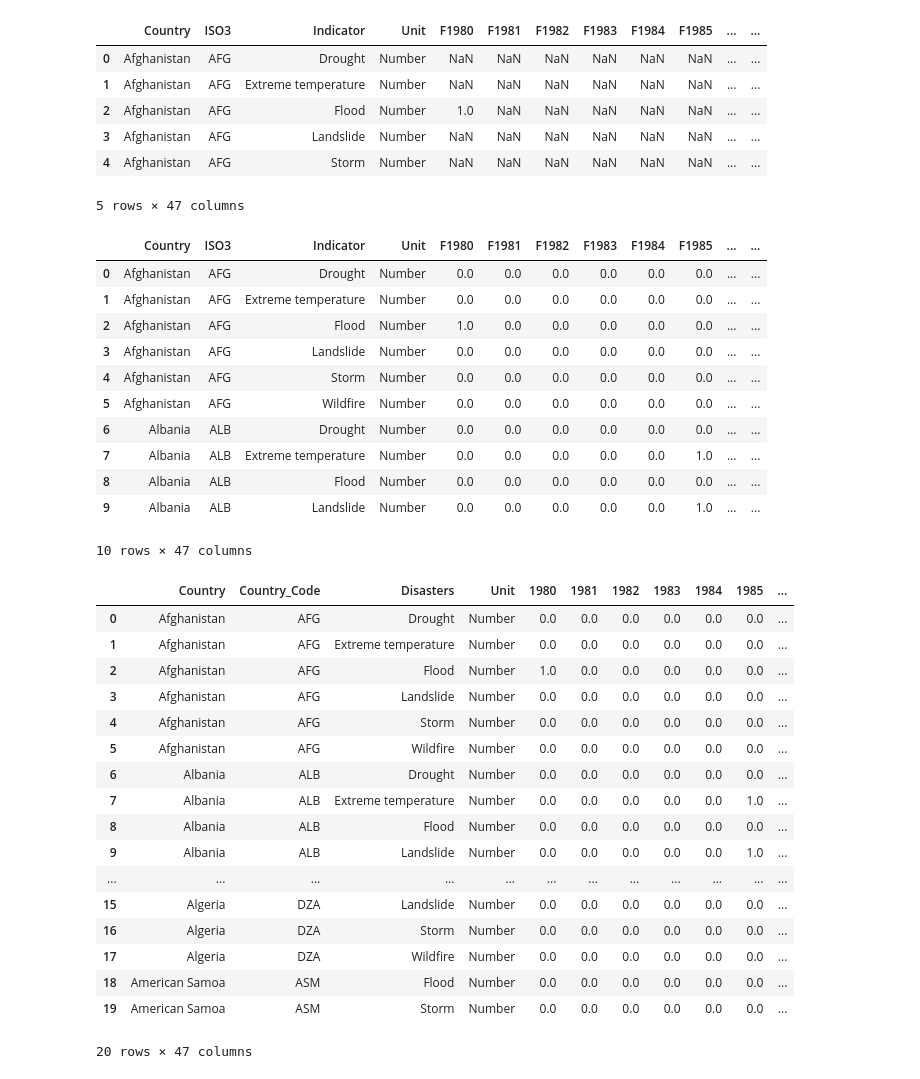
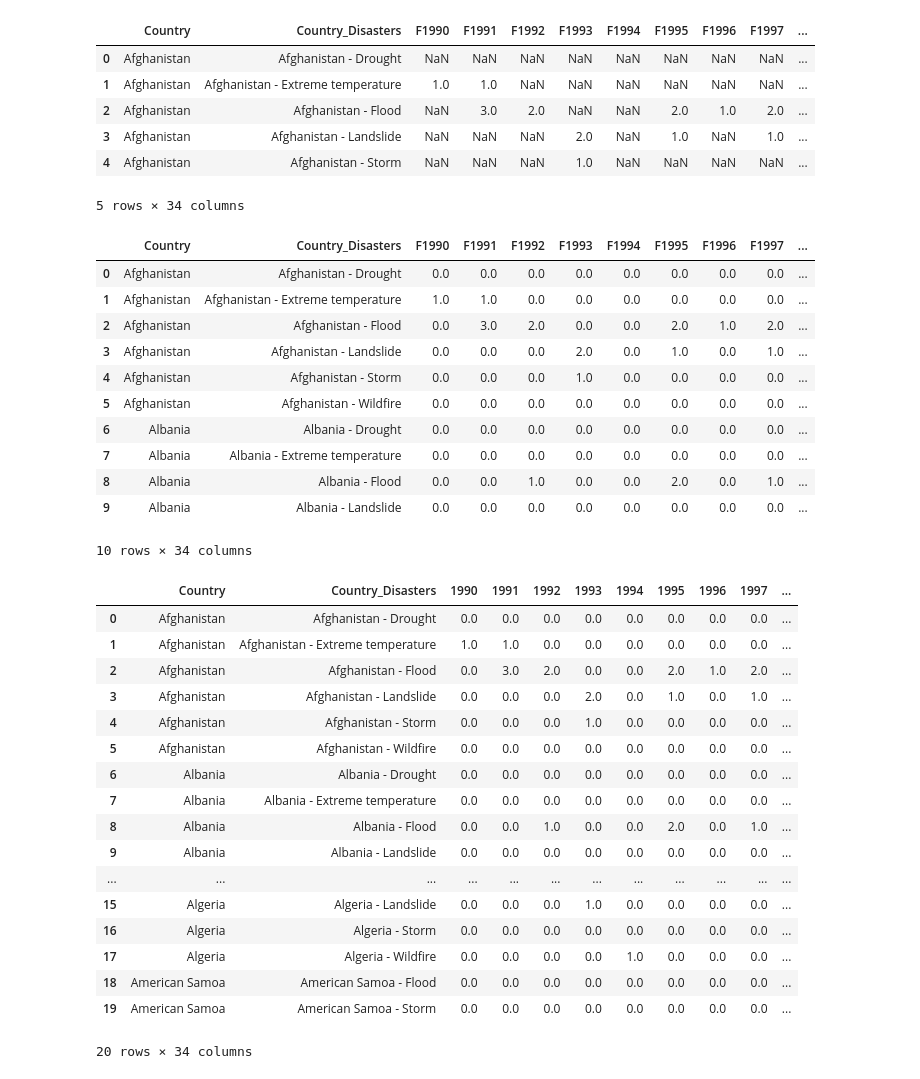
Before and after one commit to vivsarraf/Global-Warming, a Jupyter notebook: WeatherPatterns.ipynb, the cells around one changed output. Saved outputs shown, nothing was run; the diff lists cells and outputs as text; code cells hidden in the pictures.

```diff
--- a/WeatherPatterns.ipynb
+++ b/WeatherPatterns.ipynb
@@ -28,33 +31,34 @@ natural_disasters_df
 # %%
 # Remove extraneous column
-Natural_disaster_reduced_df = natural_disasters_df.drop(columns=['ISO2', 'ObjectId', 'Source', 'CTS_Code', 'CTS_Name', 'CTS_Full_Descriptor'])
+Natural_disaster_reduced_df = natural_disasters_df.drop(columns=['ISO2', 'ISO3', 'ObjectId', 'F1980', 'F1981', 'F1982', 'F1983', 'F1984', 'F1985', 'F1986', 'F1987', 'F1988', 'F1989', 'Unit', 'Source', 'CTS_Code', 'CTS_Name',
+                                                                 ])
 Natural_disaster_reduced_df.head()
 # %% [output]
-|  | Country | ISO3 | Indicator | Unit | F1980 | F1981 | F1982 | F1983 | F1984 | F1985 | ... | ... |
-| 0 | Afghanistan | AFG | Drought | Number | NaN | NaN | NaN | NaN | NaN | NaN | ... | ... |
-| 1 | Afghanistan | AFG | Extreme temperature | Number | NaN | NaN | NaN | NaN | NaN | NaN | ... | ... |
-| 2 | Afghanistan | AFG | Flood | Number | 1.0 | NaN | NaN | NaN | NaN | NaN | ... | ... |
-| 3 | Afghanistan | AFG | Landslide | Number | NaN | NaN | NaN | NaN | NaN | NaN | ... | ... |
-| 4 | Afghanistan | AFG | Storm | Number | NaN | NaN | NaN | NaN | NaN | NaN | ... | ... |
+|  | Country | Country_Disasters | F1990 | F1991 | F1992 | F1993 | F1994 | F1995 | F1996 | F1997 | ... |
+| 0 | Afghanistan | Afghanistan - Drought | NaN | NaN | NaN | NaN | NaN | NaN | NaN | NaN | ... |
+| 1 | Afghanistan | Afghanistan - Extreme temperature | 1.0 | 1.0 | NaN | NaN | NaN | NaN | NaN | NaN | ... |
+| 2 | Afghanistan | Afghanistan - Flood | NaN | 3.0 | 2.0 | NaN | NaN | 2.0 | 1.0 | 2.0 | ... |
+| 3 | Afghanistan | Afghanistan - Landslide | NaN | NaN | NaN | 2.0 | NaN | 1.0 | NaN | 1.0 | ... |
+| 4 | Afghanistan | Afghanistan - Storm | NaN | NaN | NaN | 1.0 | NaN | NaN | NaN | NaN | ... |
-5 rows × 47 columns
+5 rows × 34 columns
 # %%
 # Remove remaining rows with missing data
 natural_disasters_cleaned_df = Natural_disaster_reduced_df.fillna(0)
 
 natural_disasters_cleaned_df.head(10)
 # %% [output]
-|  | Country | ISO3 | Indicator | Unit | F1980 | F1981 | F1982 | F1983 | F1984 | F1985 | ... | ... |
-| 0 | Afghanistan | AFG | Drought | Number | 0.0 | 0.0 | 0.0 | 0.0 | 0.0 | 0.0 | ... | ... |
-| 1 | Afghanistan | AFG | Extreme temperature | Number | 0.0 | 0.0 | 0.0 | 0.0 | 0.0 | 0.0 | ... | ... |
-| 2 | Afghanistan | AFG | Flood | Number | 1.0 | 0.0 | 0.0 | 0.0 | 0.0 | 0.0 | ... | ... |
-| 3 | Afghanistan | AFG | Landslide | Number | 0.0 | 0.0 | 0.0 | 0.0 | 0.0 | 0.0 | ... | ... |
-| 4 | Afghanistan | AFG | Storm | Number | 0.0 | 0.0 | 0.0 | 0.0 | 0.0 | 0.0 | ... | ... |
-| 5 | Afghanistan | AFG | Wildfire | Number | 0.0 | 0.0 | 0.0 | 0.0 | 0.0 | 0.0 | ... | ... |
-| 6 | Albania | ALB | Drought | Number | 0.0 | 0.0 | 0.0 | 0.0 | 0.0 | 0.0 | ... | ... |
-| 7 | Albania | ALB | Extreme temperature | Number | 0.0 | 0.0 | 0.0 | 0.0 | 0.0 | 1.0 | ... | ... |
-| 8 | Albania | ALB | Flood | Number | 0.0 | 0.0 | 0.0 | 0.0 | 0.0 | 0.0 | ... | ... |
-| 9 | Albania | ALB | Landslide | Number | 0.0 | 0.0 | 0.0 | 0.0 | 0.0 | 1.0 | ... | ... |
+|  | Country | Country_Disasters | F1990 | F1991 | F1992 | F1993 | F1994 | F1995 | F1996 | F1997 | ... |
+| 0 | Afghanistan | Afghanistan - Drought | 0.0 | 0.0 | 0.0 | 0.0 | 0.0 | 0.0 | 0.0 | 0.0 | ... |
+| 1 | Afghanistan | Afghanistan - Extreme temperature | 1.0 | 1.0 | 0.0 | 0.0 | 0.0 | 0.0 | 0.0 | 0.0 | ... |
+| 2 | Afghanistan | Afghanistan - Flood | 0.0 | 3.0 | 2.0 | 0.0 | 0.0 | 2.0 | 1.0 | 2.0 | ... |
+| 3 | Afghanistan | Afghanistan - Landslide | 0.0 | 0.0 | 0.0 | 2.0 | 0.0 | 1.0 | 0.0 | 1.0 | ... |
+| 4 | Afghanistan | Afghanistan - Storm | 0.0 | 0.0 | 0.0 | 1.0 | 0.0 | 0.0 | 0.0 | 0.0 | ... |
+| 5 | Afghanistan | Afghanistan - Wildfire | 0.0 | 0.0 | 0.0 | 0.0 | 0.0 | 0.0 | 0.0 | 0.0 | ... |
+| 6 | Albania | Albania - Drought | 0.0 | 0.0 | 0.0 | 0.0 | 0.0 | 0.0 | 0.0 | 0.0 | ... |
+| 7 | Albania | Albania - Extreme temperature | 0.0 | 0.0 | 0.0 | 0.0 | 0.0 | 0.0 | 0.0 | 0.0 | ... |
+| 8 | Albania | Albania - Flood | 0.0 | 0.0 | 1.0 | 0.0 | 0.0 | 2.0 | 0.0 | 1.0 | ... |
+| 9 | Albania | Albania - Landslide | 0.0 | 0.0 | 0.0 | 0.0 | 0.0 | 0.0 | 0.0 | 0.0 | ... |
-10 rows × 47 columns
+10 rows × 34 columns
 # %%
 
 # rename columns:
@@ -75,21 +79,21 @@ natural_disasters_renamed_df = natural_disasters_cleaned_df.rename(columns={"ISO
                                                  "F2020":"2020","F2021":"2021","F2022":"2022" })
 natural_disasters_renamed_df.head(20)
 # %% [output]
-|  | Country | Country_Code | Disasters | Unit | 1980 | 1981 | 1982 | 1983 | 1984 | 1985 | ... |
-| 0 | Afghanistan | AFG | Drought | Number | 0.0 | 0.0 | 0.0 | 0.0 | 0.0 | 0.0 | ... |
-| 1 | Afghanistan | AFG | Extreme temperature | Number | 0.0 | 0.0 | 0.0 | 0.0 | 0.0 | 0.0 | ... |
-| 2 | Afghanistan | AFG | Flood | Number | 1.0 | 0.0 | 0.0 | 0.0 | 0.0 | 0.0 | ... |
-| 3 | Afghanistan | AFG | Landslide | Number | 0.0 | 0.0 | 0.0 | 0.0 | 0.0 | 0.0 | ... |
-| 4 | Afghanistan | AFG | Storm | Number | 0.0 | 0.0 | 0.0 | 0.0 | 0.0 | 0.0 | ... |
-| 5 | Afghanistan | AFG | Wildfire | Number | 0.0 | 0.0 | 0.0 | 0.0 | 0.0 | 0.0 | ... |
-| 6 | Albania | ALB | Drought | Number | 0.0 | 0.0 | 0.0 | 0.0 | 0.0 | 0.0 | ... |
-| 7 | Albania | ALB | Extreme temperature | Number | 0.0 | 0.0 | 0.0 | 0.0 | 0.0 | 1.0 | ... |
-| 8 | Albania | ALB | Flood | Number | 0.0 | 0.0 | 0.0 | 0.0 | 0.0 | 0.0 | ... |
-| 9 | Albania | ALB | Landslide | Number | 0.0 | 0.0 | 0.0 | 0.0 | 0.0 | 1.0 | ... |
+|  | Country | Country_Disasters | 1990 | 1991 | 1992 | 1993 | 1994 | 1995 | 1996 | 1997 | ... |
+| 0 | Afghanistan | Afghanistan - Drought | 0.0 | 0.0 | 0.0 | 0.0 | 0.0 | 0.0 | 0.0 | 0.0 | ... |
+| 1 | Afghanistan | Afghanistan - Extreme temperature | 1.0 | 1.0 | 0.0 | 0.0 | 0.0 | 0.0 | 0.0 | 0.0 | ... |
+| 2 | Afghanistan | Afghanistan - Flood | 0.0 | 3.0 | 2.0 | 0.0 | 0.0 | 2.0 | 1.0 | 2.0 | ... |
+| 3 | Afghanistan | Afghanistan - Landslide | 0.0 | 0.0 | 0.0 | 2.0 | 0.0 | 1.0 | 0.0 | 1.0 | ... |
+| 4 | Afghanistan | Afghanistan - Storm | 0.0 | 0.0 | 0.0 | 1.0 | 0.0 | 0.0 | 0.0 | 0.0 | ... |
+| 5 | Afghanistan | Afghanistan - Wildfire | 0.0 | 0.0 | 0.0 | 0.0 | 0.0 | 0.0 | 0.0 | 0.0 | ... |
+| 6 | Albania | Albania - Drought | 0.0 | 0.0 | 0.0 | 0.0 | 0.0 | 0.0 | 0.0 | 0.0 | ... |
+| 7 | Albania | Albania - Extreme temperature | 0.0 | 0.0 | 0.0 | 0.0 | 0.0 | 0.0 | 0.0 | 0.0 | ... |
+| 8 | Albania | Albania - Flood | 0.0 | 0.0 | 1.0 | 0.0 | 0.0 | 2.0 | 0.0 | 1.0 | ... |
+| 9 | Albania | Albania - Landslide | 0.0 | 0.0 | 0.0 | 0.0 | 0.0 | 0.0 | 0.0 | 0.0 | ... |
 | ... | ... | ... | ... | ... | ... | ... | ... | ... | ... | ... | ... |
-| 15 | Algeria | DZA | Landslide | Number | 0.0 | 0.0 | 0.0 | 0.0 | 0.0 | 0.0 | ... |
-| 16 | Algeria | DZA | Storm | Number | 0.0 | 0.0 | 0.0 | 0.0 | 0.0 | 0.0 | ... |
-| 17 | Algeria | DZA | Wildfire | Number | 0.0 | 0.0 | 0.0 | 0.0 | 0.0 | 0.0 | ... |
-| 18 | American Samoa | ASM | Flood | Number | 0.0 | 0.0 | 0.0 | 0.0 | 0.0 | 0.0 | ... |
-| 19 | American Samoa | ASM | Storm | Number | 0.0 | 0.0 | 0.0 | 0.0 | 0.0 | 0.0 | ... |
+| 15 | Algeria | Algeria - Landslide | 0.0 | 0.0 | 0.0 | 1.0 | 0.0 | 0.0 | 0.0 | 0.0 | ... |
+| 16 | Algeria | Algeria - Storm | 0.0 | 0.0 | 0.0 | 0.0 | 0.0 | 0.0 | 0.0 | 0.0 | ... |
+| 17 | Algeria | Algeria - Wildfire | 0.0 | 0.0 | 0.0 | 0.0 | 1.0 | 0.0 | 0.0 | 0.0 | ... |
+| 18 | American Samoa | American Samoa - Flood | 0.0 | 0.0 | 0.0 | 0.0 | 0.0 | 0.0 | 0.0 | 0.0 | ... |
+| 19 | American Samoa | American Samoa - Storm | 0.0 | 0.0 | 0.0 | 0.0 | 0.0 | 0.0 | 0.0 | 0.0 | ... |
-20 rows × 47 columns
+20 rows × 34 columns
```
Also changed, not shown: parts of 11 cells of this notebook, 1 other file.
